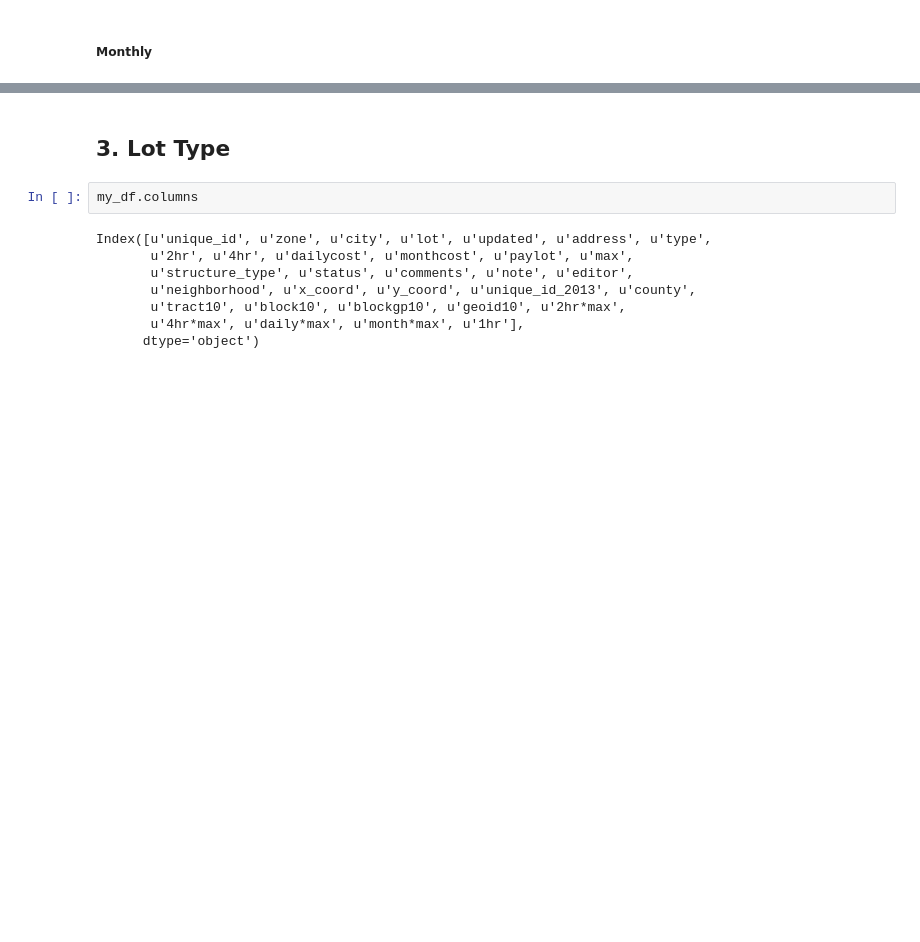
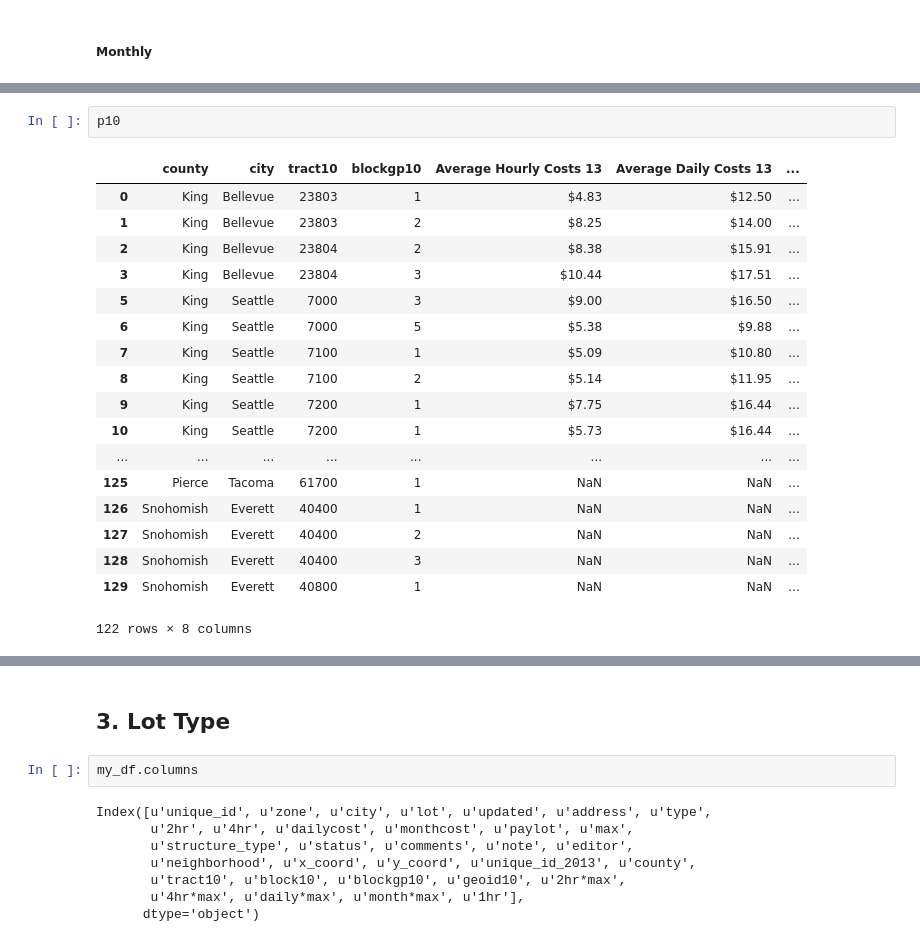
Before and after one commit to psrc/data-science, a Jupyter notebook: parking/2018_Parking_data_exploration.ipynb, the cells around one changed output, grey strips where cells are left out. Saved outputs shown, nothing was run; the diff lists cells and outputs as text; blank space fills up the shorter version.

```diff
--- a/parking/2018_Parking_data_exploration.ipynb
+++ b/parking/2018_Parking_data_exploration.ipynb
@@ -235,0 +305,21 @@ g6.to_csv('CostsMonthlyZones_2018.csv')
+# %%
+p10
+# %% [output]
+|  | county | city | tract10 | blockgp10 | Average Hourly Costs 13 | Average Daily Costs 13 | ... |
+| 0 | King | Bellevue | 23803 | 1 | $4.83 | $12.50 | ... |
+| 1 | King | Bellevue | 23803 | 2 | $8.25 | $14.00 | ... |
+| 2 | King | Bellevue | 23804 | 2 | $8.38 | $15.91 | ... |
+| 3 | King | Bellevue | 23804 | 3 | $10.44 | $17.51 | ... |
+| 5 | King | Seattle | 7000 | 3 | $9.00 | $16.50 | ... |
+| 6 | King | Seattle | 7000 | 5 | $5.38 | $9.88 | ... |
+| 7 | King | Seattle | 7100 | 1 | $5.09 | $10.80 | ... |
+| 8 | King | Seattle | 7100 | 2 | $5.14 | $11.95 | ... |
+| 9 | King | Seattle | 7200 | 1 | $7.75 | $16.44 | ... |
+| 10 | King | Seattle | 7200 | 1 | $5.73 | $16.44 | ... |
+| ... | ... | ... | ... | ... | ... | ... | ... |
+| 125 | Pierce | Tacoma | 61700 | 1 | NaN | NaN | ... |
+| 126 | Snohomish | Everett | 40400 | 1 | NaN | NaN | ... |
+| 127 | Snohomish | Everett | 40400 | 2 | NaN | NaN | ... |
+| 128 | Snohomish | Everett | 40400 | 3 | NaN | NaN | ... |
+| 129 | Snohomish | Everett | 40800 | 1 | NaN | NaN | ... |
+122 rows × 8 columns
```
Also changed, not shown: parts of 33 cells of this notebook.
